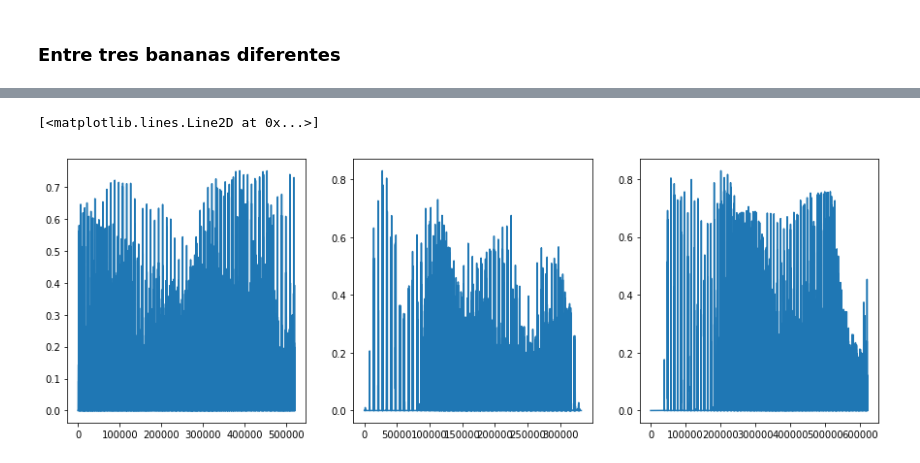
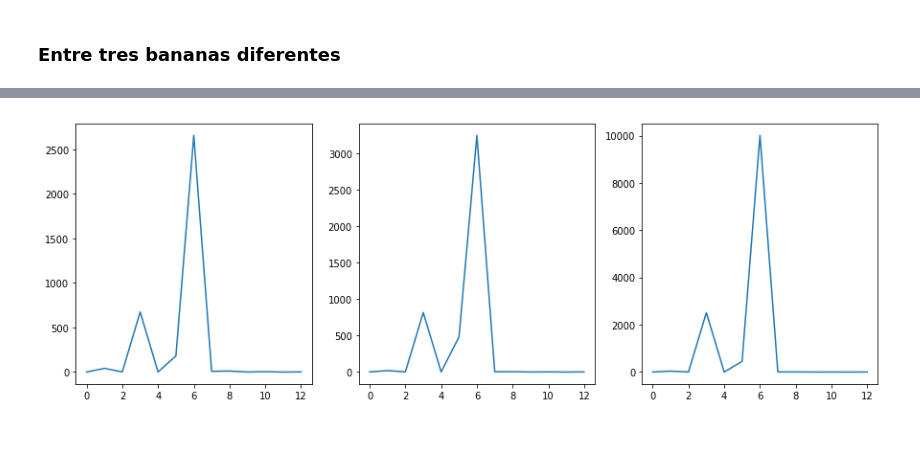
Before and after one commit to gonzafernan/fruit-classifier, a Jupyter notebook: 05-data.ipynb, the cells around one changed output, grey strips where cells are left out. Drawn from its saved outputs; the diff is of its cells as text; code cells hidden in the pictures; blank space fills up the shorter version.

```diff
--- a/05-data.ipynb
+++ b/05-data.ipynb
@@ -28,7 +28,8 @@ def img2grey(image, mode='sk'):
     return gray
 
 def normSize(image, size=(tuple((400, 300)))):
-    cv2.resize(image, size)
+    image = cv2.resize(image, size)
+    return image
 # %% [markdown]
 * Filtración:
 # %%
@@ -213,0 +199,25 @@ ax2.imshow(bc3)
+# %%
+b1 = banana[8]
+b1 = normSize(b1)
+b1 = img2grey(b1, mode='cv')
+#b1 = imgClean(b1)
+
+b2 = banana[2]
+b2 = normSize(b2)
+b2 = img2grey(b2, mode='cv')
+#b2 = imgClean(b2)
+
+b3 = banana[3]
+b3 = normSize(b3)
+b3 = img2grey(b3, mode='cv')
+#b3 = imgClean(b3)
+
+bc1 = imgEdge(b1)
+bc2 = imgEdge(b2)
+bc3 = imgEdge(b3)
+
+f, (ax0, ax1, ax2) = plt.subplots(1, 3, figsize=(15, 15))
+
+ax0.imshow(bc1)
+ax1.imshow(bc2)
+ax2.imshow(bc3)
@@ -214,11 +227,11 @@ ax2.imshow(bc3)
 # %%
-b1_feat = hog(bc1).ravel()
-b2_feat = hog(bc2).ravel()
-b3_feat = hog(bc3).ravel()
+b1_fht = haralick(b1)
+b2_fht = haralick(b2)
+b3_fht = haralick(b3)
 
 f, (ax0, ax1, ax2) = plt.subplots(1, 3, figsize=(15, 5))
 
-ax0.plot(b1_feat)
-ax1.plot(b2_feat)
-ax2.plot(b3_feat)
+ax0.plot(b1_fht)
+ax1.plot(b2_fht)
+ax2.plot(b3_fht)
 # %% [output]
@@ -227,2 +239 @@ ax2.plot(b3_feat)
-[<matplotlib.lines.Line2D at 0x...>]
-[figure, old version]
+[figure, new version]
```
Also changed, not shown: parts of 15 cells of this notebook, 11 other files.
